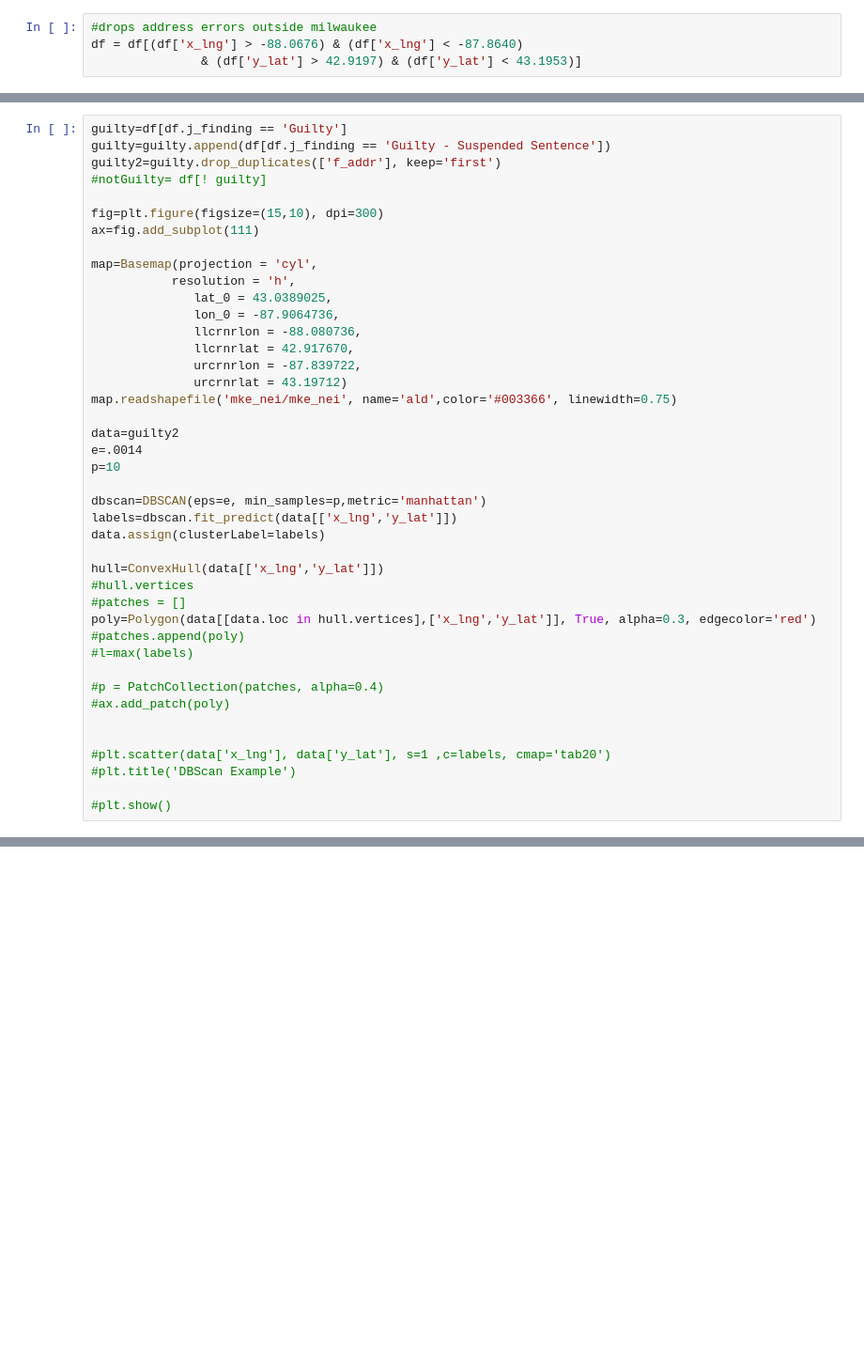
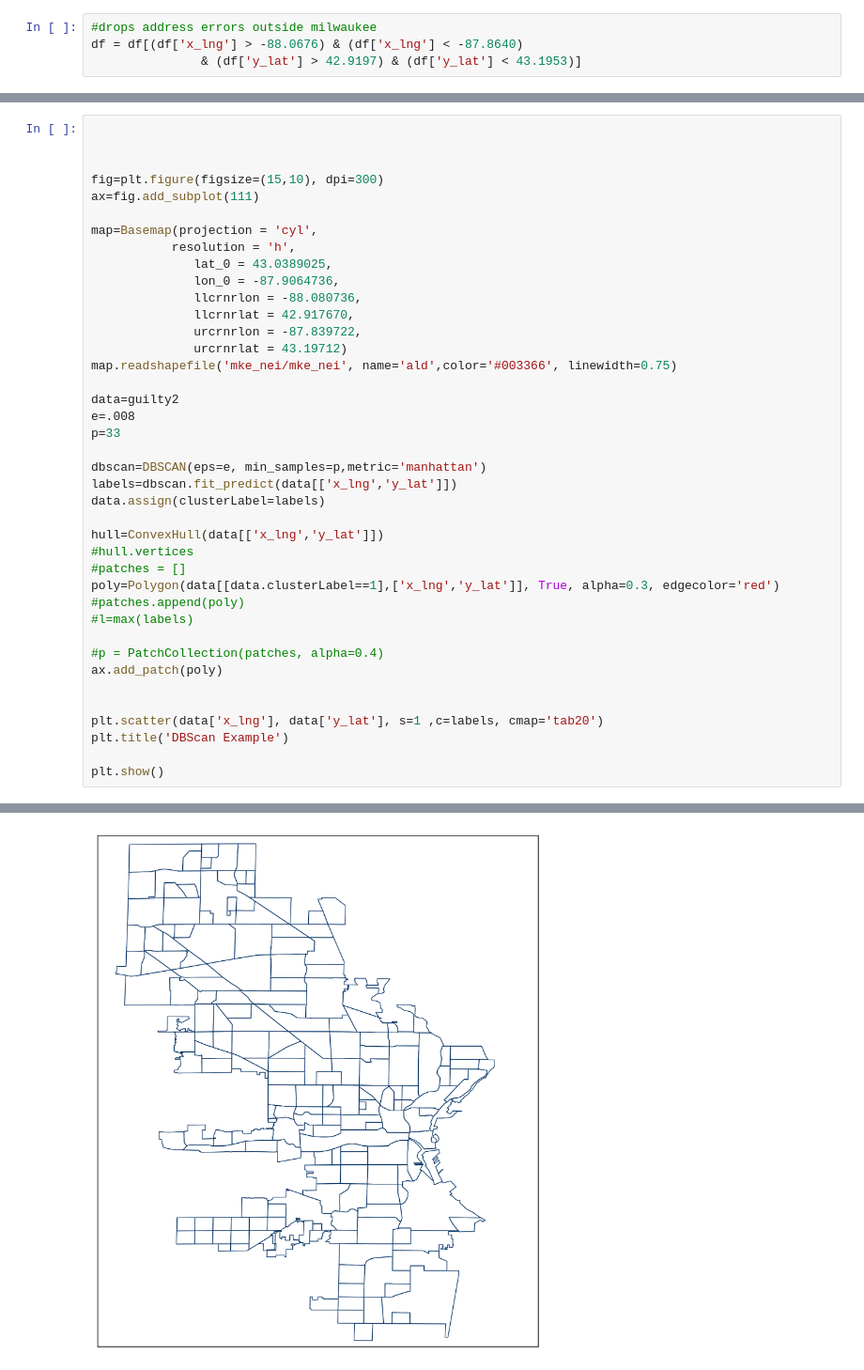
Before and after one commit to marquettecomputationalsocialscience/summer2018reu, a Jupyter notebook: DBscanWithHulls.ipynb, the cells around one changed output, grey strips where cells are left out. Shown at 94% size. Cells and saved outputs as stored; diff of their text form; blank space fills up the shorter version.

```diff
--- a/DBscanWithHulls.ipynb
+++ b/DBscanWithHulls.ipynb
@@ -77,8 +126,6 @@ plt.show()
 # %%
-guilty=df[df.j_finding == 'Guilty']
-guilty=guilty.append(df[df.j_finding == 'Guilty - Suspended Sentence'])
-guilty2=guilty.drop_duplicates(['f_addr'], keep='first')
-#notGuilty= df[! guilty]
+
+
 
 fig=plt.figure(figsize=(15,10), dpi=300)
 ax=fig.add_subplot(111)
@@ -94,8 +141,8 @@ map=Basemap(projection = 'cyl',
 map.readshapefile('mke_nei/mke_nei', name='ald',color='#003366', linewidth=0.75)
 
 data=guilty2
-e=.0014
-p=10
+e=.008
+p=33
 
 dbscan=DBSCAN(eps=e, min_samples=p,metric='manhattan')
 labels=dbscan.fit_predict(data[['x_lng','y_lat']])
@@ -104,15 +151,16 @@ data.assign(clusterLabel=labels)
 hull=ConvexHull(data[['x_lng','y_lat']])
 #hull.vertices
 #patches = []
-poly=Polygon(data[[data.loc in hull.vertices],['x_lng','y_lat']], True, alpha=0.3, edgecolor='red')
+poly=Polygon(data[[data.clusterLabel==1],['x_lng','y_lat']], True, alpha=0.3, edgecolor='red')
 #patches.append(poly)
 #l=max(labels)
 
 #p = PatchCollection(patches, alpha=0.4)
-#ax.add_patch(poly)
+ax.add_patch(poly)
 
 
-#plt.scatter(data['x_lng'], data['y_lat'], s=1 ,c=labels, cmap='tab20')
-#plt.title('DBScan Example')
+plt.scatter(data['x_lng'], data['y_lat'], s=1 ,c=labels, cmap='tab20')
+plt.title('DBScan Example')
 
-#plt.show()
+plt.show()
+# %% [output]
@@ -118,0 +168 @@ poly=Polygon(data[[data.loc in hull.vertices],['x_lng','y_lat']], True, alpha=0.
+[figure, added]
```
Also changed, not shown: parts of 4 cells of this notebook.
